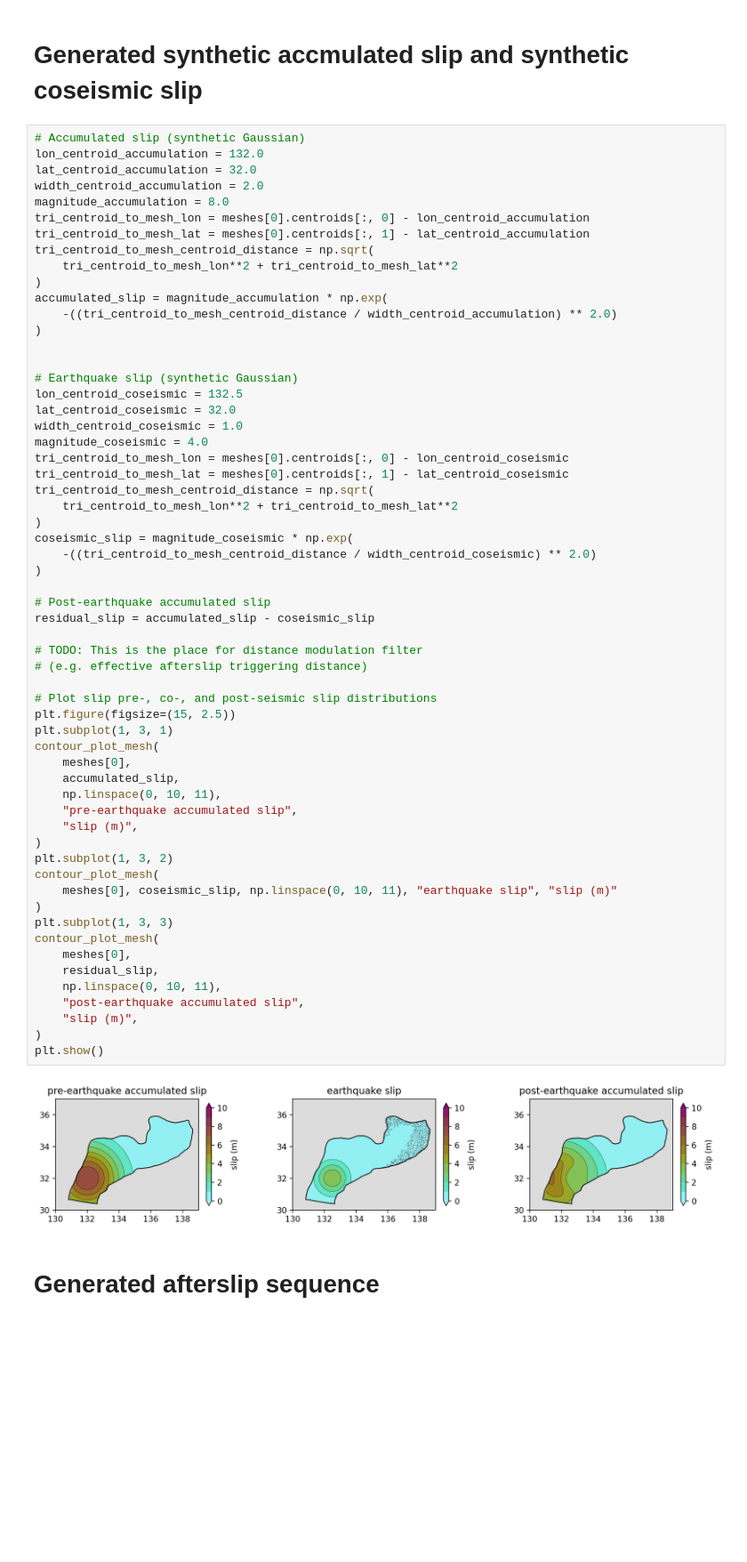
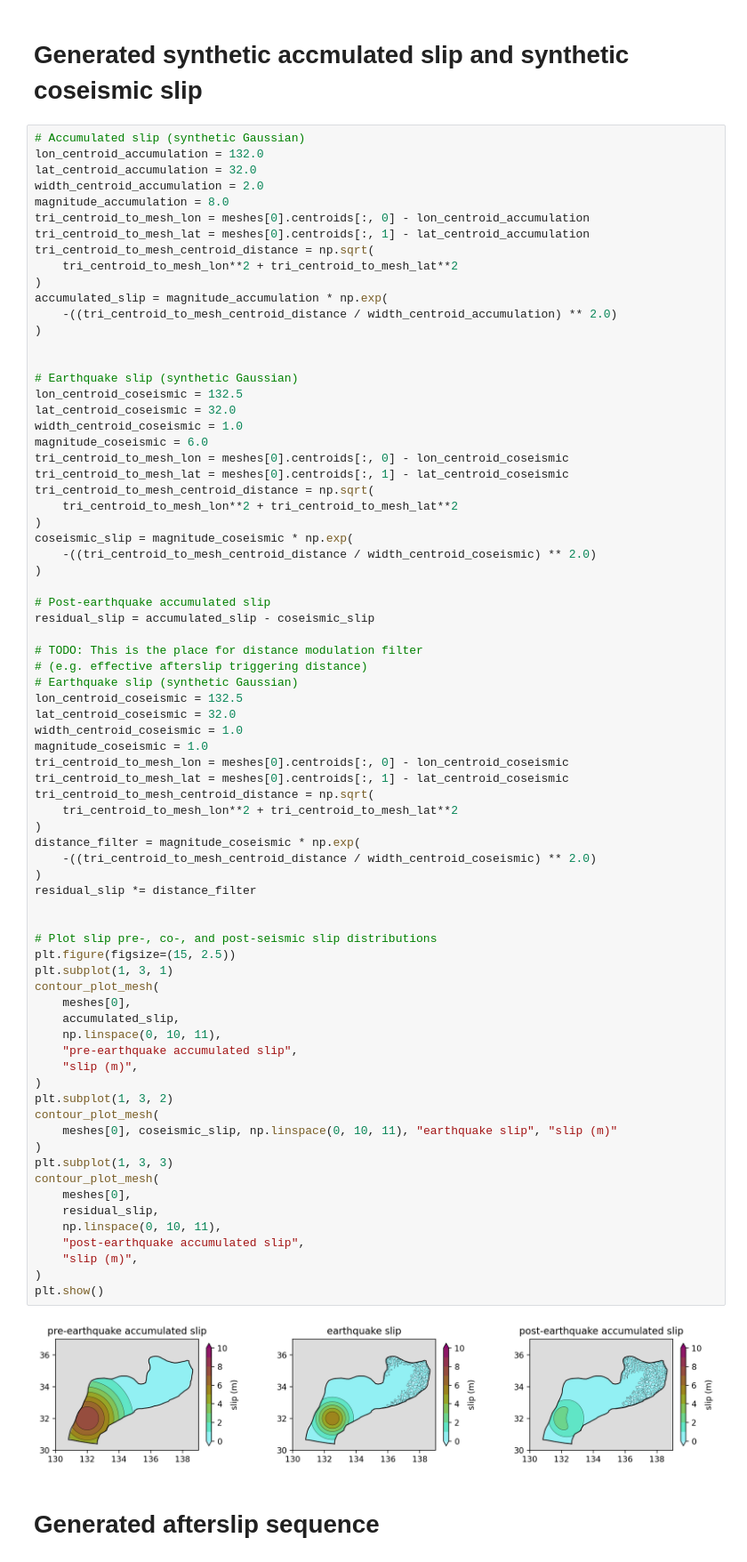
Before and after one commit to brendanjmeade/synthetic_postseismic_afterslip_3d, a Jupyter notebook: synthetic_postseismic_afterslip_3d.ipynb, the cells around one changed output. Shown at 89% size. Saved outputs shown, nothing was run; the diff lists cells and outputs as text; blank space fills up the shorter version.

Commit message:
Add distance filter

```diff
--- a/synthetic_postseismic_afterslip_3d.ipynb
+++ b/synthetic_postseismic_afterslip_3d.ipynb
@@ -95,7 +95,7 @@ accumulated_slip = magnitude_accumulation * np.exp(
 lon_centroid_coseismic = 132.5
 lat_centroid_coseismic = 32.0
 width_centroid_coseismic = 1.0
-magnitude_coseismic = 4.0
+magnitude_coseismic = 6.0
 tri_centroid_to_mesh_lon = meshes[0].centroids[:, 0] - lon_centroid_coseismic
 tri_centroid_to_mesh_lat = meshes[0].centroids[:, 1] - lat_centroid_coseismic
 tri_centroid_to_mesh_centroid_distance = np.sqrt(
@@ -108,34 +108,49 @@ coseismic_slip = magnitude_coseismic * np.exp(
 # Post-earthquake accumulated slip
 residual_slip = accumulated_slip - coseismic_slip
 
 # TODO: This is the place for distance modulation filter
 # (e.g. effective afterslip triggering distance)
+# Earthquake slip (synthetic Gaussian)
+lon_centroid_coseismic = 132.5
+lat_centroid_coseismic = 32.0
+width_centroid_coseismic = 1.0
+magnitude_coseismic = 1.0
+tri_centroid_to_mesh_lon = meshes[0].centroids[:, 0] - lon_centroid_coseismic
+tri_centroid_to_mesh_lat = meshes[0].centroids[:, 1] - lat_centroid_coseismic
+tri_centroid_to_mesh_centroid_distance = np.sqrt(
+    tri_centroid_to_mesh_lon**2 + tri_centroid_to_mesh_lat**2
+)
+distance_filter = magnitude_coseismic * np.exp(
+    -((tri_centroid_to_mesh_centroid_distance / width_centroid_coseismic) ** 2.0)
+)
+residual_slip *= distance_filter
+
 
 # Plot slip pre-, co-, and post-seismic slip distributions
 plt.figure(figsize=(15, 2.5))
 plt.subplot(1, 3, 1)
 contour_plot_mesh(
     meshes[0],
     accumulated_slip,
     np.linspace(0, 10, 11),
     "pre-earthquake accumulated slip",
     "slip (m)",
 )
 plt.subplot(1, 3, 2)
 contour_plot_mesh(
     meshes[0], coseismic_slip, np.linspace(0, 10, 11), "earthquake slip", "slip (m)"
 )
 plt.subplot(1, 3, 3)
 contour_plot_mesh(
     meshes[0],
     residual_slip,
     np.linspace(0, 10, 11),
     "post-earthquake accumulated slip",
     "slip (m)",
 )
 plt.show()
 # %% [output]
-[figure, old version]
+[figure, new version]
 # %% [markdown]
 # Generated afterslip sequence
 # %%
```
Also changed, not shown: parts of 1 cell of this notebook.
